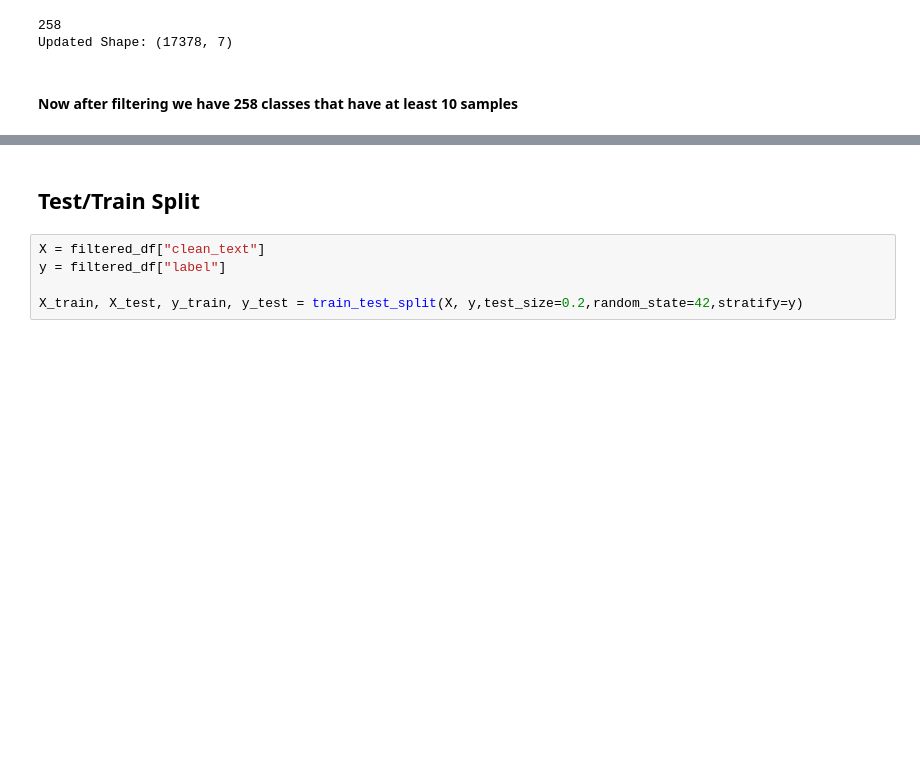
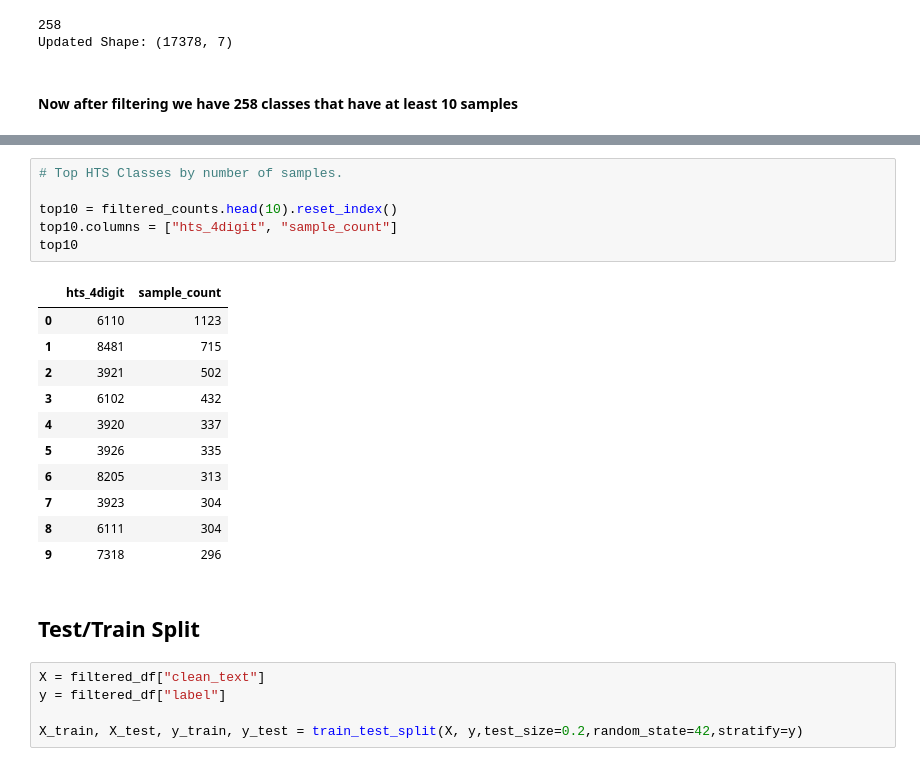
Before and after one commit to hannah-lin-nu/HTS-Master-Classifier, a Jupyter notebook: HTS_Classifier.ipynb, the cells around one changed output, grey strips where cells are left out. Drawn from its saved outputs; the diff is of its cells as text; blank space fills up the shorter version.

```diff
--- a/HTS_Classifier.ipynb
+++ b/HTS_Classifier.ipynb
@@ -201,3 +218,21 @@ plt.show()
+# %%
+# Top HTS Classes by number of samples.
+
+top10 = filtered_counts.head(10).reset_index()
+top10.columns = ["hts_4digit", "sample_count"]
+top10
+# %% [output]
+|  | hts_4digit | sample_count |
+| 0 | 6110 | 1123 |
+| 1 | 8481 | 715 |
+| 2 | 3921 | 502 |
+| 3 | 6102 | 432 |
+| 4 | 3920 | 337 |
+| 5 | 3926 | 335 |
+| 6 | 8205 | 313 |
+| 7 | 3923 | 304 |
+| 8 | 6111 | 304 |
+| 9 | 7318 | 296 |
 # %% [markdown]
 ## Test/Train Split
 # %%
```
Also changed, not shown: parts of 20 cells of this notebook, 1 other file.
